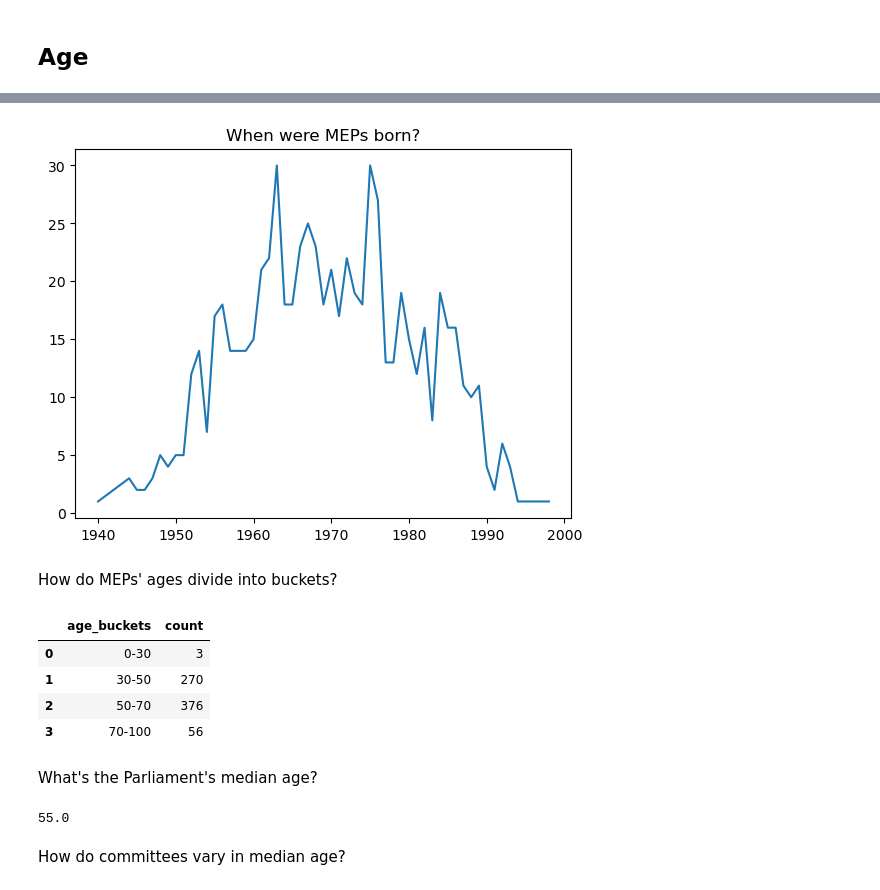
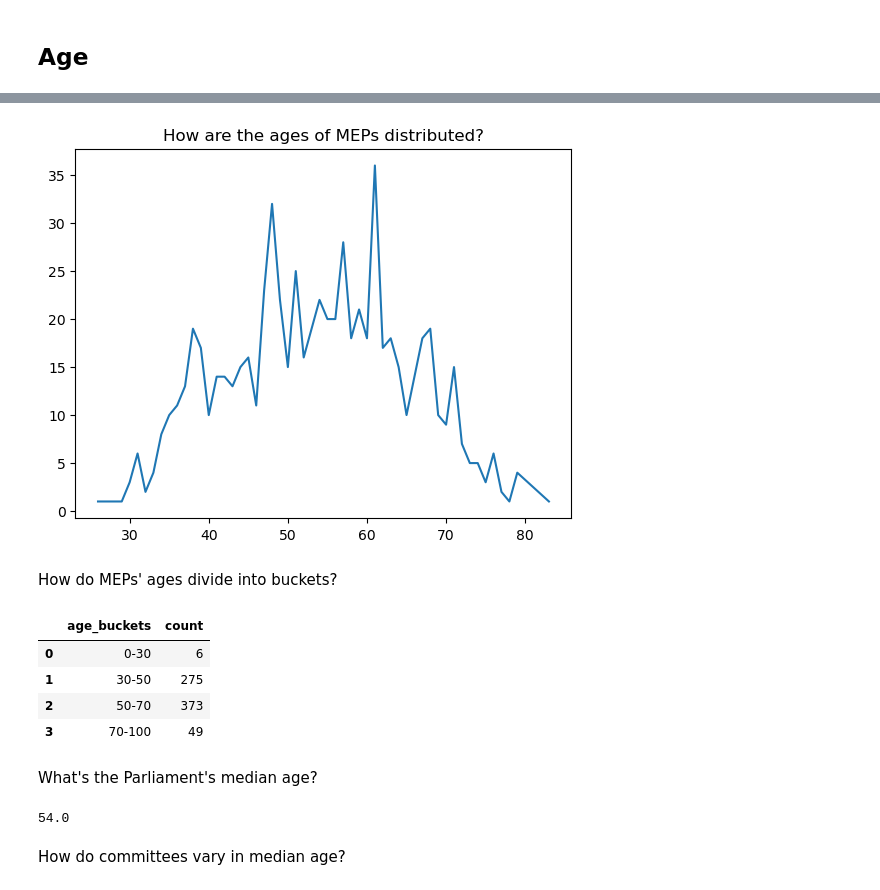
Before and after one commit to SWRdata/p081_euparlament_divers, a Jupyter notebook: analysis/analyse.ipynb, the cells around one changed output, grey strips where cells are left out. Cells and saved outputs as stored; diff of their text form; code cells hidden in the pictures.

```diff
--- a/analysis/analyse.ipynb
+++ b/analysis/analyse.ipynb
@@ -666 +555,11 @@ len(meps_df.loc[meps_df["born_year"].notna()].index)
+# %%
+def calculate_age(born_year, born_month, born_day):
+    today = date.today()
+    if born_month < today.month:
+        return today.year - born_year
+    elif born_month == today.month:
+        if born_day <= today.day:
+            return today.year - born_year
+        return today.year - born_year - 1
+    return today.year - born_year - 1
 # %% [markdown]
@@ -680,0 +567,4 @@ meps_birthyear_df.head()
+# %%
+meps_ages_df = meps_df[["born_year", "born_month", "born_day"]].copy()
+meps_ages_df["age"] = meps_ages_df.apply(lambda x: calculate_age(x["born_year"], x["born_month"], x["born_day"]), axis = 1)
+meps_ages_df.head()
@@ -681,39 +578,38 @@ meps_birthyear_df.head()
 # %%
-plt.plot(meps_birthyear_df["year"], meps_birthyear_df['count'])
-plt.title("When were MEPs born?")
+meps_age_groups_df = meps_ages_df
+meps_age_groups_df = meps_age_groups_df.groupby("age").size()
+meps_age_groups_df = pd.DataFrame(meps_age_groups_df).reset_index().rename(columns = {0: "count"})
+plt.plot(meps_age_groups_df["age"], meps_age_groups_df['count'])
+plt.title("How are the ages of MEPs distributed?")
 plt.show()
 # %% [output]
-[figure, old version]
+[figure, new version]
 # %% [markdown]
 How do MEPs' ages divide into buckets?
 # %%
-meps_ages_df = meps_birthyear_df
-meps_ages_df["ages"] = 2024 - meps_ages_df["year"]
-meps_ages_df['age_buckets'] = pd.cut(meps_ages_df['ages'],
+meps_ages_df['age_buckets'] = pd.cut(meps_ages_df['age'],
                                       bins = [0, 30, 50, 70, 100],
                                       labels=['0-30', '30-50', '50-70', '70-100'])
-grouped_sum = meps_ages_df.groupby('age_buckets')['count'].sum()
-age_buckets_df = pd.DataFrame(grouped_sum).reset_index()
+meps_ages_df['age_buckets']
+grouped_sum = meps_ages_df.groupby('age_buckets').size()
+age_buckets_df = pd.DataFrame(grouped_sum).reset_index().rename(columns = {0: "count"})
 age_buckets_df.to_csv("scrolly_age_meps.csv", index = False)
 age_buckets_df
 # %% [output]
 |  | age_buckets | count |
-| 0 | 0-30 | 3 |
-| 1 | 30-50 | 270 |
-| 2 | 50-70 | 376 |
-| 3 | 70-100 | 56 |
+| 0 | 0-30 | 6 |
+| 1 | 30-50 | 275 |
+| 2 | 50-70 | 373 |
+| 3 | 70-100 | 49 |
 # %% [markdown]
 What's the Parliament's median age?
 # %%
-not_na_df = meps_df.loc[meps_df["born_year"].notna()]
-birth_dates = not_na_df["born_year"].tolist()
-ages = [(2024 - birth_date) for birth_date in birth_dates]
-ages = sorted(ages)
-median_age = ages[round(len(ages) / 2)]
-median_age = round(median_age, 1)
-median_age
+meps_ages_df = meps_ages_df.loc[meps_ages_df["born_year"].notna()]
+ages = meps_ages_df.apply(lambda x: calculate_age(x["born_year"], x["born_month"], x["born_day"]), axis = 1)
+ages = sorted(ages.to_list())
+median(ages)
 # %% [output]
-55.0
+54.0
 # %% [markdown]
 How do committees vary in median age?
 # %%
```
Also changed, not shown: parts of 46 cells of this notebook.
